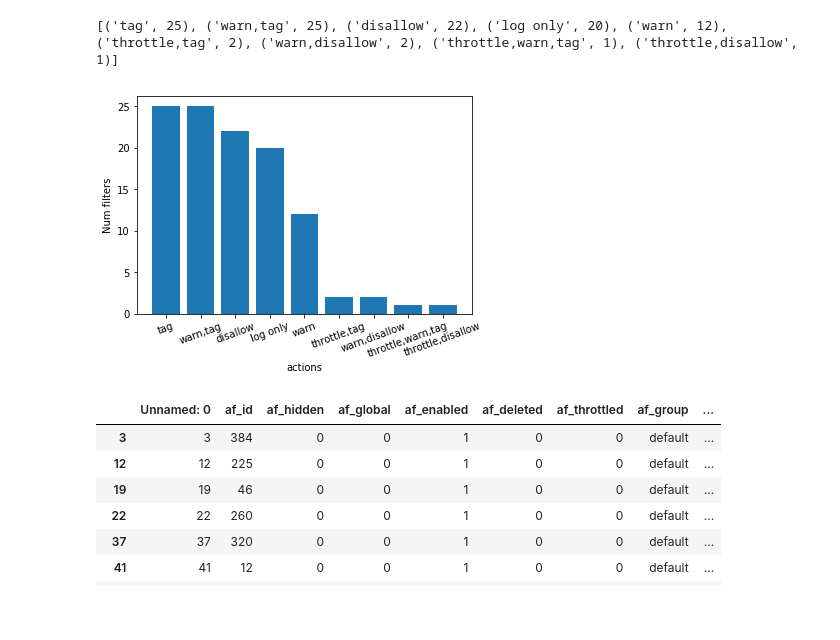
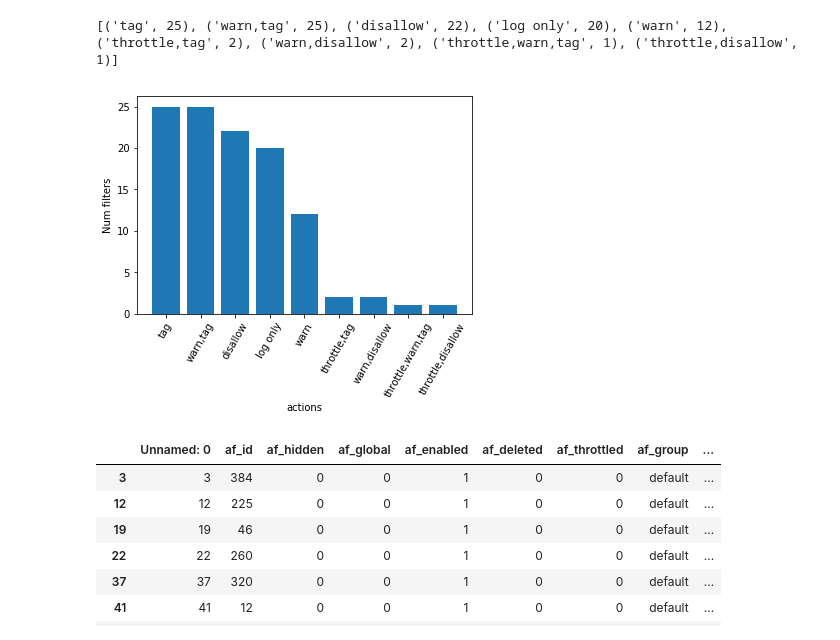
Before and after one commit to lusy/wikifilters, a Jupyter notebook: src/explore.ipynb, the cells around one changed output. Cells and saved outputs as stored; diff of their text form; code cells hidden in the pictures; blank space fills up the shorter version.

Commit message:
Update diagram labels

```diff
--- a/src/explore.ipynb
+++ b/src/explore.ipynb
@@ -312,14 +312,14 @@ print(active_public_actions)
 # %%
 ap_actions_labels = [x[0] for x in active_public_actions]
 ap_actions_values = [x[1] for x in active_public_actions]
 
 plt.xlabel('actions')
-plt.xticks(rotation='20')
+plt.xticks(rotation='60')
 plt.ylabel('Num filters')
 plt.bar(ap_actions_labels, ap_actions_values)
 plt.show()
 # %% [output]
-[figure, old version]
+[figure, new version]
 # %%
 # all ids of active public filters set to disallow
 active_public[active_public['af_actions'].fillna('log only').str.contains('disallow')]
```
